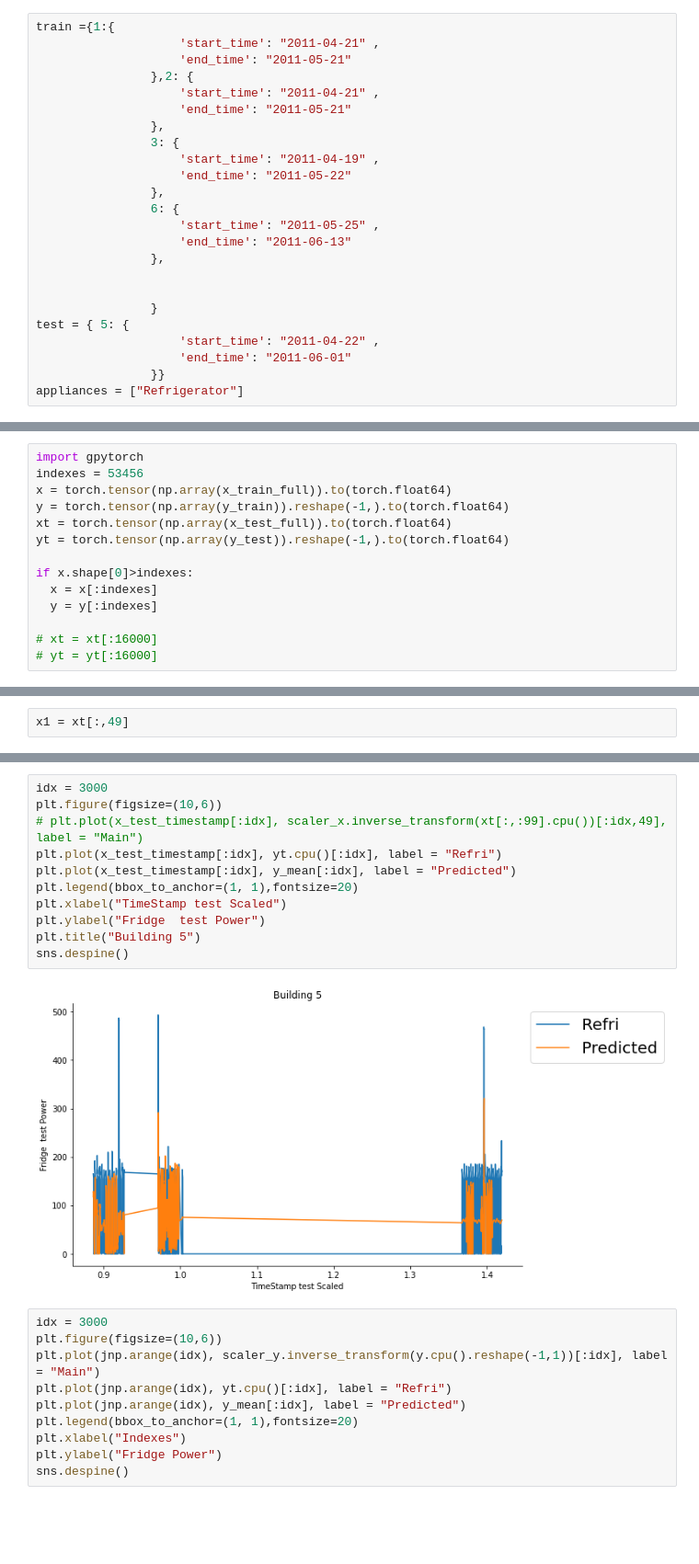
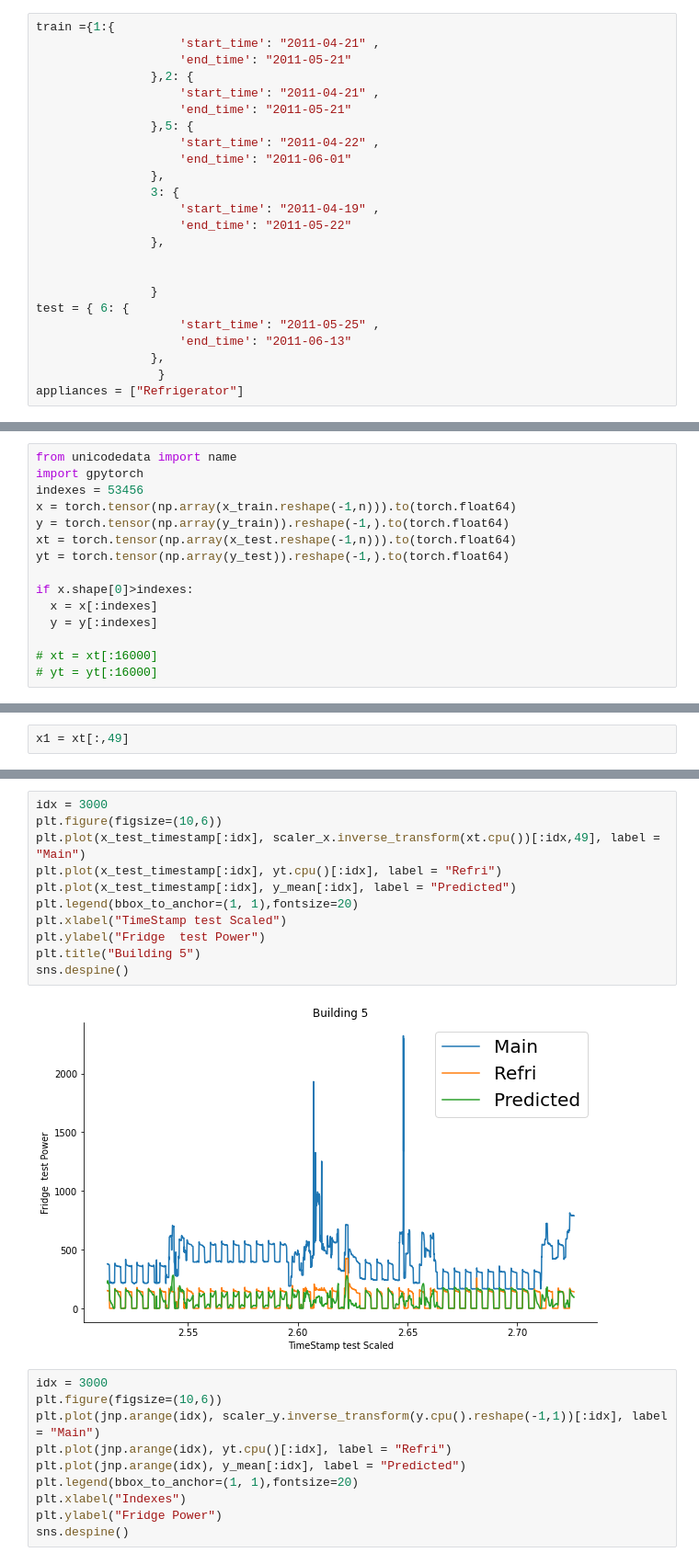
Before and after one commit to Aadesh-1404/nilm-gaussian-process, a Jupyter notebook: AAAI/gp_seq.ipynb, the cells around one changed output, grey strips where cells are left out. Shown at 92% size. Saved outputs shown, nothing was run; the diff lists cells and outputs as text; blank space fills up the shorter version.

```diff
--- a/AAAI/gp_seq.ipynb
+++ b/AAAI/gp_seq.ipynb
@@ -38,22 +38,22 @@ train ={1:{
                 },2: {
                     'start_time': "2011-04-21" ,
                     'end_time': "2011-05-21"
+                },5: {
+                    'start_time': "2011-04-22" ,
+                    'end_time': "2011-06-01"
                 },
                 3: {
                     'start_time': "2011-04-19" ,
                     'end_time': "2011-05-22"
                 },
-                6: {
+
+
+                }
+test = { 6: {
                     'start_time': "2011-05-25" ,
                     'end_time': "2011-06-13"
                 },
-
-
-                }
-test = { 5: {
-                    'start_time': "2011-04-22" ,
-                    'end_time': "2011-06-01"
-                }}
+                 }
 appliances = ["Refrigerator"]
 # %%
 import pandas as pd
@@ -169,11 +169,12 @@ x_train.reshape(-1,n).shape, x_test.reshape(-1,n).shape, y_train.shape, y_test.s
 # %%
 # x.shape, y.shape
 # %%
+from unicodedata import name
 import gpytorch
 indexes = 53456
-x = torch.tensor(np.array(x_train_full)).to(torch.float64)
+x = torch.tensor(np.array(x_train.reshape(-1,n))).to(torch.float64)
 y = torch.tensor(np.array(y_train)).reshape(-1,).to(torch.float64)
-xt = torch.tensor(np.array(x_test_full)).to(torch.float64)
+xt = torch.tensor(np.array(x_test.reshape(-1,n))).to(torch.float64)
 yt = torch.tensor(np.array(y_test)).reshape(-1,).to(torch.float64)
 
 if x.shape[0]>indexes:
@@ -691,16 +685,16 @@ scaler_x.inverse_transform(xt[:,:99].cpu())[:idx,49].min(), scaler_x.inverse_tra
 # %%
 idx = 3000
 plt.figure(figsize=(10,6))
-# plt.plot(x_test_timestamp[:idx], scaler_x.inverse_transform(xt[:,:99].cpu())[:idx,49], label = "Main")
+plt.plot(x_test_timestamp[:idx], scaler_x.inverse_transform(xt.cpu())[:idx,49], label = "Main")
 plt.plot(x_test_timestamp[:idx], yt.cpu()[:idx], label = "Refri")
 plt.plot(x_test_timestamp[:idx], y_mean[:idx], label = "Predicted")
 plt.legend(bbox_to_anchor=(1, 1),fontsize=20)
 plt.xlabel("TimeStamp test Scaled")
 plt.ylabel("Fridge  test Power")
 plt.title("Building 5")
 sns.despine()
 # %% [output]
-[figure, old version]
+[figure, new version]
 # %%
 idx = 3000
 plt.figure(figsize=(10,6))
```
Also changed, not shown: parts of 17 cells of this notebook, 5 other files.
